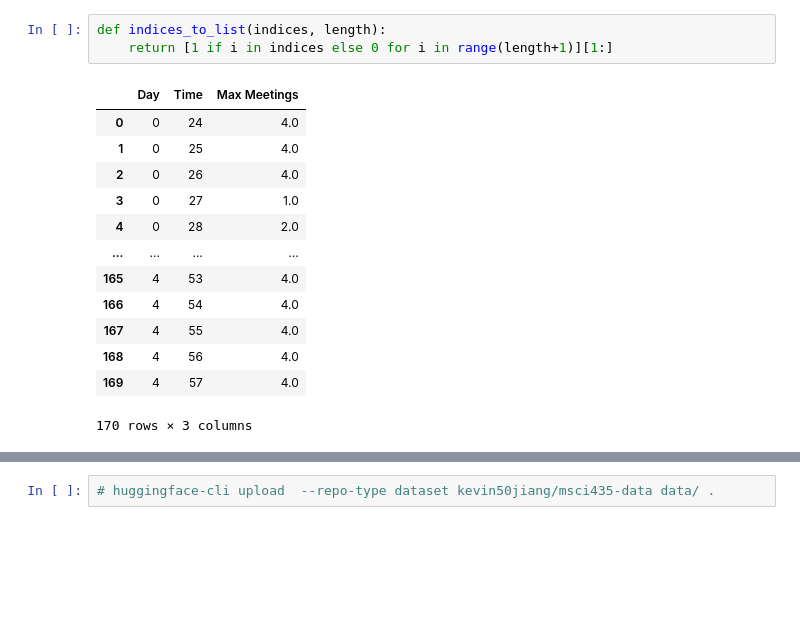
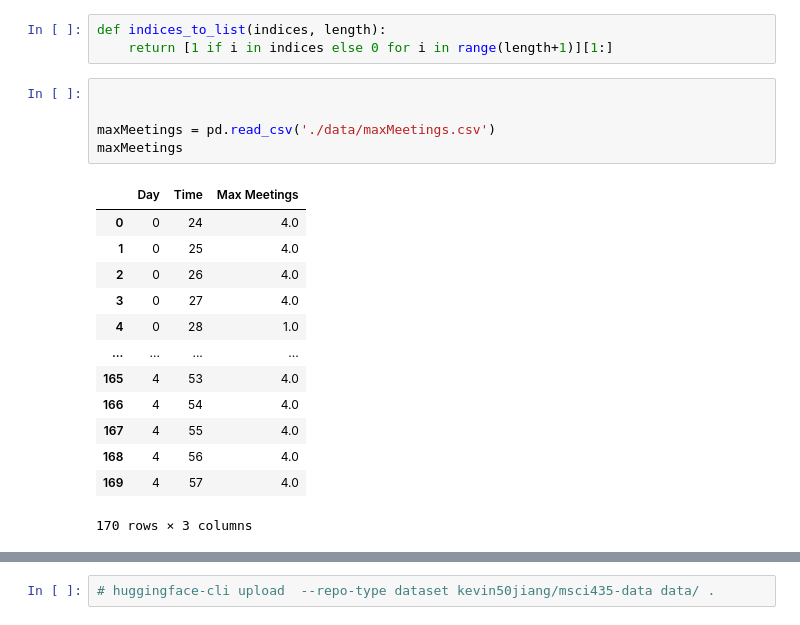
Before and after one commit to kevin51jiang/msci-435-project, a Jupyter notebook: columnGenPreprocessing2.ipynb, the cells around one changed output, grey strips where cells are left out. Saved outputs shown, nothing was run; the diff lists cells and outputs as text; blank space fills up the shorter version.

```diff
--- a/columnGenPreprocessing2.ipynb
+++ b/columnGenPreprocessing2.ipynb
@@ -67,13 +67,17 @@ universities
 def indices_to_list(indices, length):
     return [1 if i in indices else 0 for i in range(length+1)][1:]
 # %%
+
+
+maxMeetings = pd.read_csv('./data/maxMeetings.csv')
+maxMeetings
 # %% [output]
 |  | Day | Time | Max Meetings |
 | 0 | 0 | 24 | 4.0 |
 | 1 | 0 | 25 | 4.0 |
 | 2 | 0 | 26 | 4.0 |
-| 3 | 0 | 27 | 1.0 |
-| 4 | 0 | 28 | 2.0 |
+| 3 | 0 | 27 | 4.0 |
+| 4 | 0 | 28 | 1.0 |
 | ... | ... | ... | ... |
 | 165 | 4 | 53 | 4.0 |
 | 166 | 4 | 54 | 4.0 |
```
Also changed, not shown: parts of 1 cell of this notebook, 3 other files.
